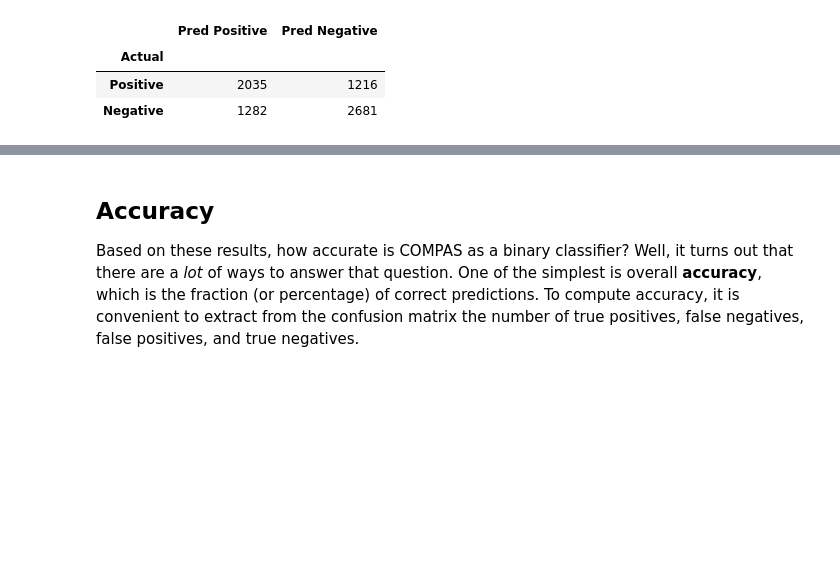
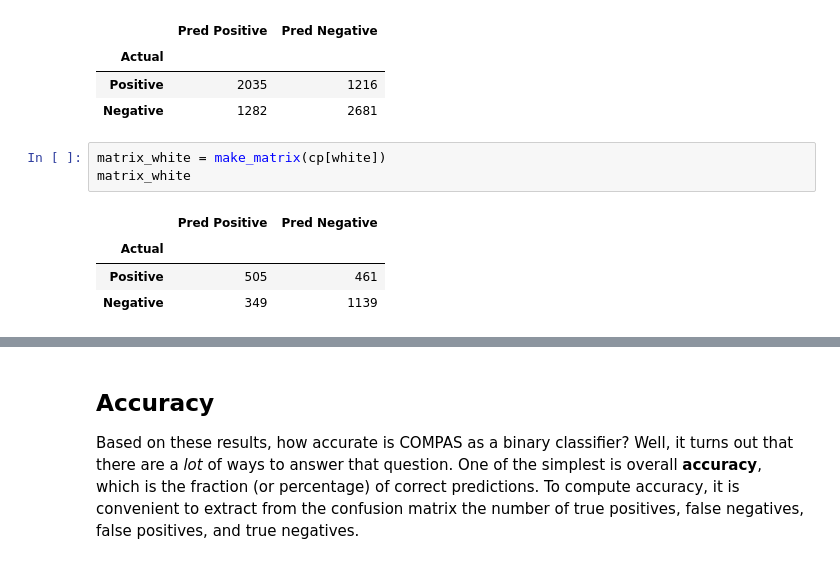
Before and after one commit to AllenDowney/RecidivismCaseStudy, a Jupyter notebook: 01_classification.ipynb, the cells around one changed output, grey strips where cells are left out. Drawn from its saved outputs; the diff is of its cells as text; blank space fills up the shorter version.

```diff
--- a/01_classification.ipynb
+++ b/01_classification.ipynb
@@ -356,3 +356,11 @@ matrix_all
 | Actual |  |  |
 | Positive | 2035 | 1216 |
 | Negative | 1282 | 2681 |
+# %%
+matrix_white = make_matrix(cp[white])
+matrix_white
+# %% [output]
+|  | Pred Positive | Pred Negative |
+| Actual |  |  |
+| Positive | 505 | 461 |
+| Negative | 349 | 1139 |
```
Also changed, not shown: parts of 1 cell of this notebook, 1 other file.
